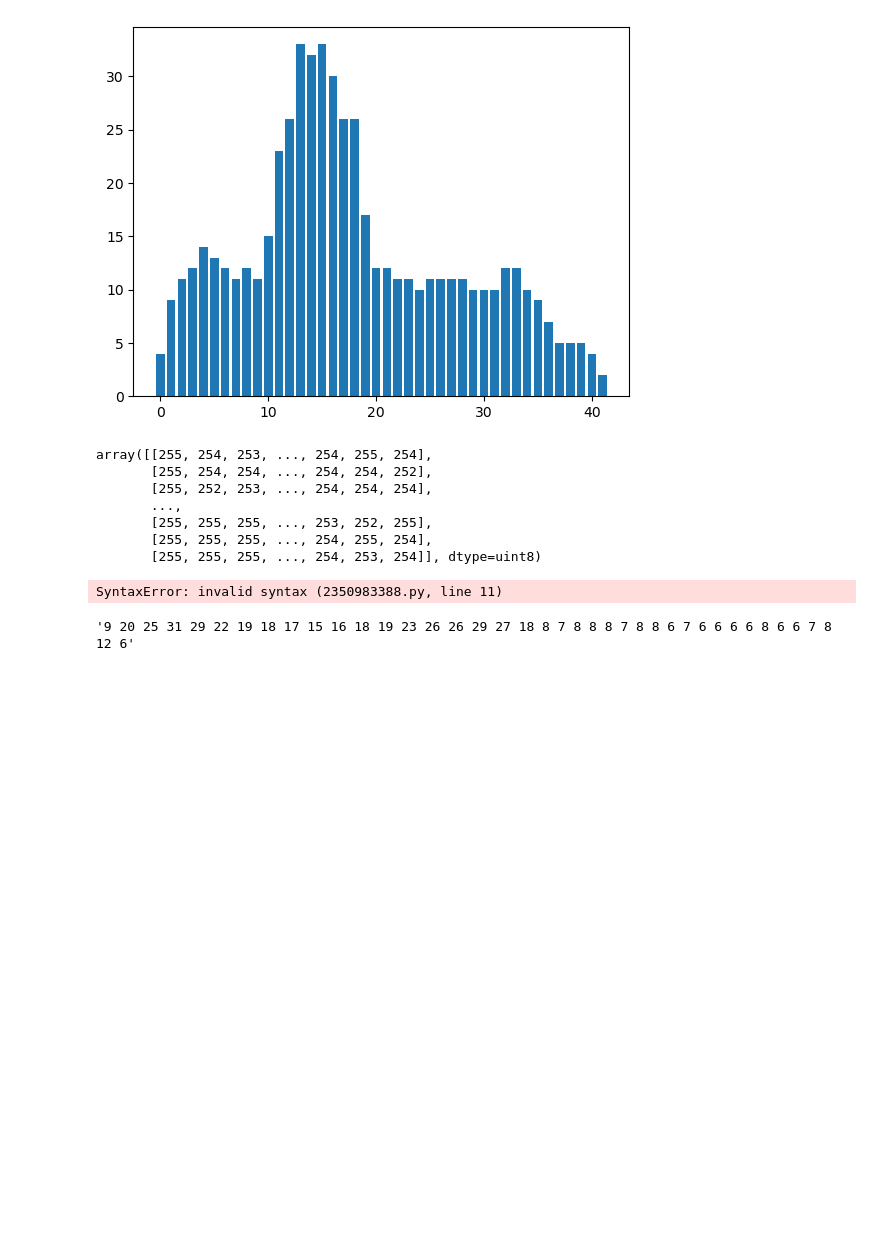
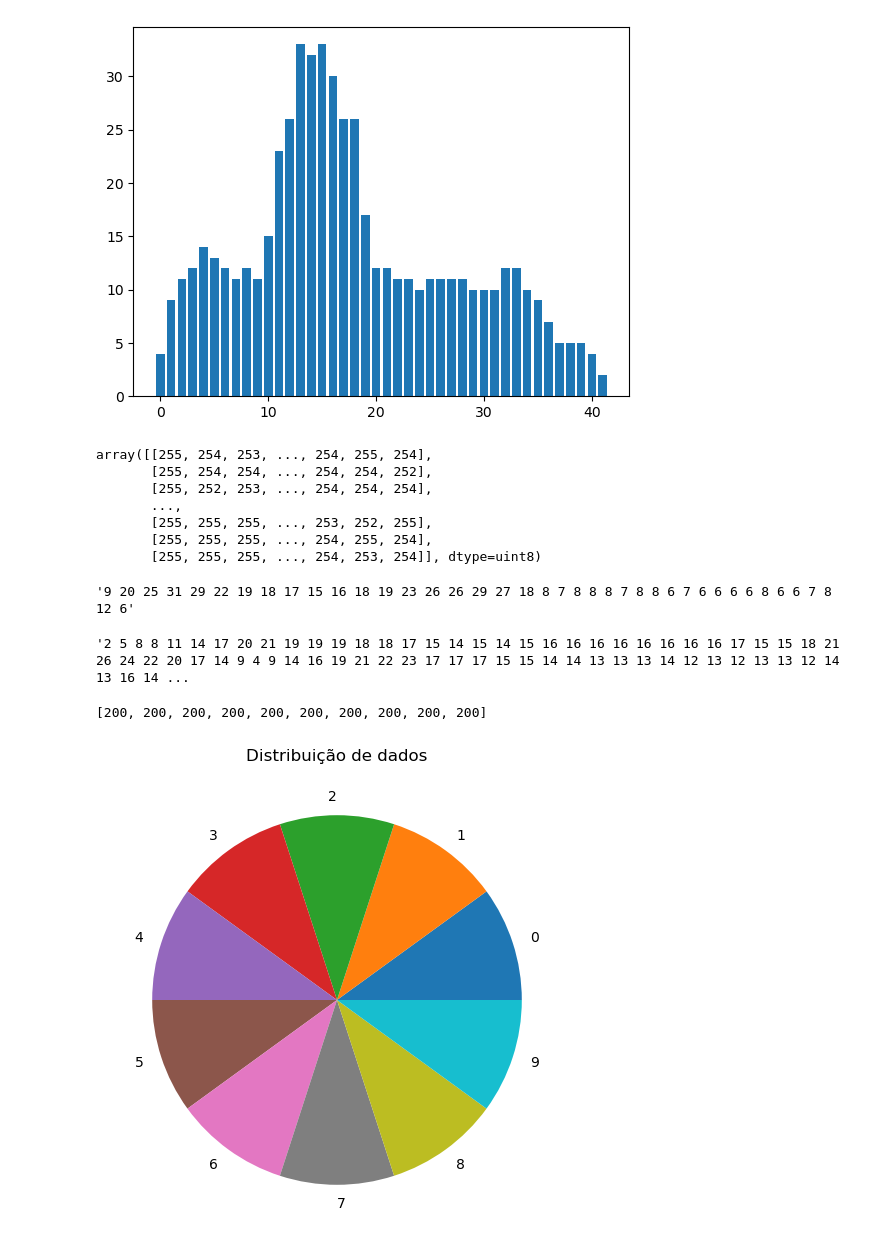
Before and after one commit to pedropasqualini/machine-learning, a Jupyter notebook: ex01_repr/Features.ipynb, the cells around one changed output. Drawn from its saved outputs; the diff is of its cells as text; code cells hidden in the pictures; blank space fills up the shorter version.

```diff
--- a/ex01_repr/Features.ipynb
+++ b/ex01_repr/Features.ipynb
@@ -134,16 +131,17 @@ array([[255, 254, 253, ..., 254, 255, 254],
 # %%
 f = open("digits/files.txt", "r")
 count = 0
-features = []
+features = ""
 i = 0
+numeros = [0] * 10
 for x in f:
-    features.append([])
     image = cv2.imread("digits/" + x.split()[0], 0)
     image = cv2.resize(image, (40, 40))
     h, w = image.shape
-    features[i].append(' '.join(str(e) for e in horizontal_histogram(image))
-    features[i].append(' '.join(str(e) for e in vertical_histogram(image))
-    features[i].append(str(x.split()[1]))
+    features += ' '.join(str(e) for e in horizontal_histogram(image)) + ' ' + ' '.join(str(e) for e in vertical_histogram(image)) + ' '
+    features += str(x.split()[1])
+    features += '\n'
+    numeros[int(x.split()[1])] += 1
     #    for i in range(h):
     #        for j in range(w):
     #            if( image[i][j] > 128):
@@ -154,11 +152,13 @@ for x in f:
     count += 1
     #print(x.split()[0])
     #print(x.split()[1])
-# %% [output]
-SyntaxError: invalid syntax (2350983388.py, line 11)
 # %%
 ' '.join(str(ele) for ele in horizontal_histogram(image))
 # %% [output]
 '9 20 25 31 29 22 19 18 17 15 16 18 19 23 26 26 29 27 18 8 7 8 8 8 7 8 8 6 7 6 6 6 6 8 6 6 7 8 12 6'
 # %%
 data[1]
+# %%
+features
+# %% [output]
+'2 5 8 8 11 14 17 20 21 19 19 19 18 18 17 15 14 15 14 15 16 16 16 16 16 16 16 16 17 15 15 18 21 26 24 22 20 17 14 9 4 9 14 16 19 21 22 23 17 17 17 15 15 14 14 13 13 13 14 12 13 12 13 13 12 14 13 16 14 ...
@@ -164,0 +169,11 @@ data[1]
+# %%
+numeros
+# %% [output]
+[200, 200, 200, 200, 200, 200, 200, 200, 200, 200]
+# %%
+plt.figure(figsize=(8, 6))
+plt.pie(numeros, labels=["0", "1", "2", "3", "4", "5", "6", "7", "8", "9"])
+plt.title("Distribuição de dados")
+plt.show()
+# %% [output]
+[figure, added]
```
Also changed, not shown: parts of 2 cells of this notebook, 3 other files.
